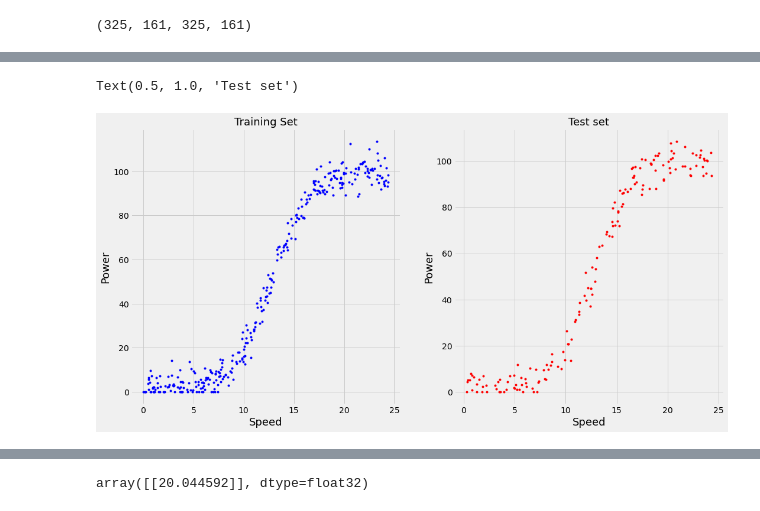
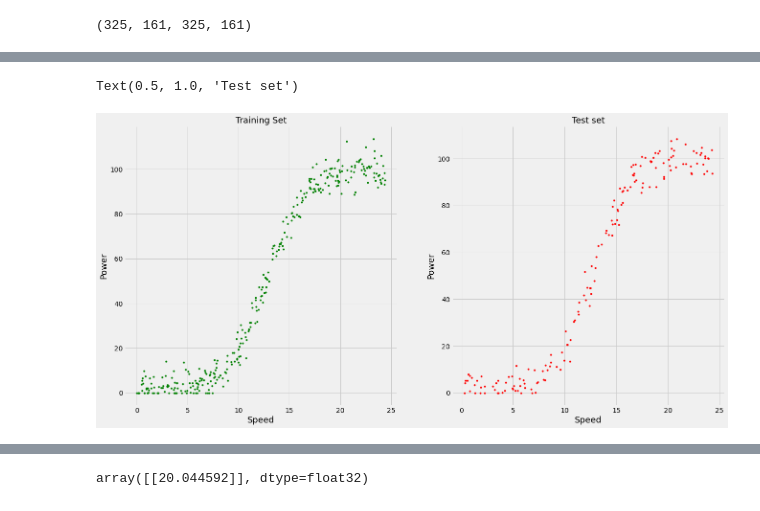
Before and after one commit to eoinlees/MLandS-project-2020, a Jupyter notebook: Project-2020.ipynb, the cells around one changed output, grey strips where cells are left out. Saved outputs shown, nothing was run; the diff lists cells and outputs as text; code cells hidden in the pictures.

```diff
--- a/Project-2020.ipynb
+++ b/Project-2020.ipynb
@@ -596,23 +466,23 @@ sourcre
 # %%
 # Set the parameters for the subplots to be created
-fig, axes = plt.subplots(1, 2, figsize=(16,8))
+fig, axes = plt.subplots(1, 2, figsize=(20,10))
 
 # Plot the data set before and after cleaning for comparison purposes
-axes[0].plot(x_train, y_train, '.b')
+axes[0].plot(x_train, y_train, '.g')
 axes[1].plot(x_test, y_test, '.r')
 
 # Add labels
 axes[0].set_xlabel('Speed', fontsize=18)
 axes[0].set_ylabel('Power', fontsize=18)
 axes[1].set_xlabel('Speed', fontsize=18)
 axes[1].set_ylabel('Power', fontsize=18)
 
 # Add titles to subplots
 axes[0].set_title('Training Set', fontsize=18)
 axes[1].set_title('Test set', fontsize=18)
 # %% [output]
 Text(0.5, 1.0, 'Test set')
-[figure, old version]
+[figure, new version]
 # %%
 # Train a model.
 model = kr.models.Sequential()
```
Also changed, not shown: parts of 36 cells of this notebook.
